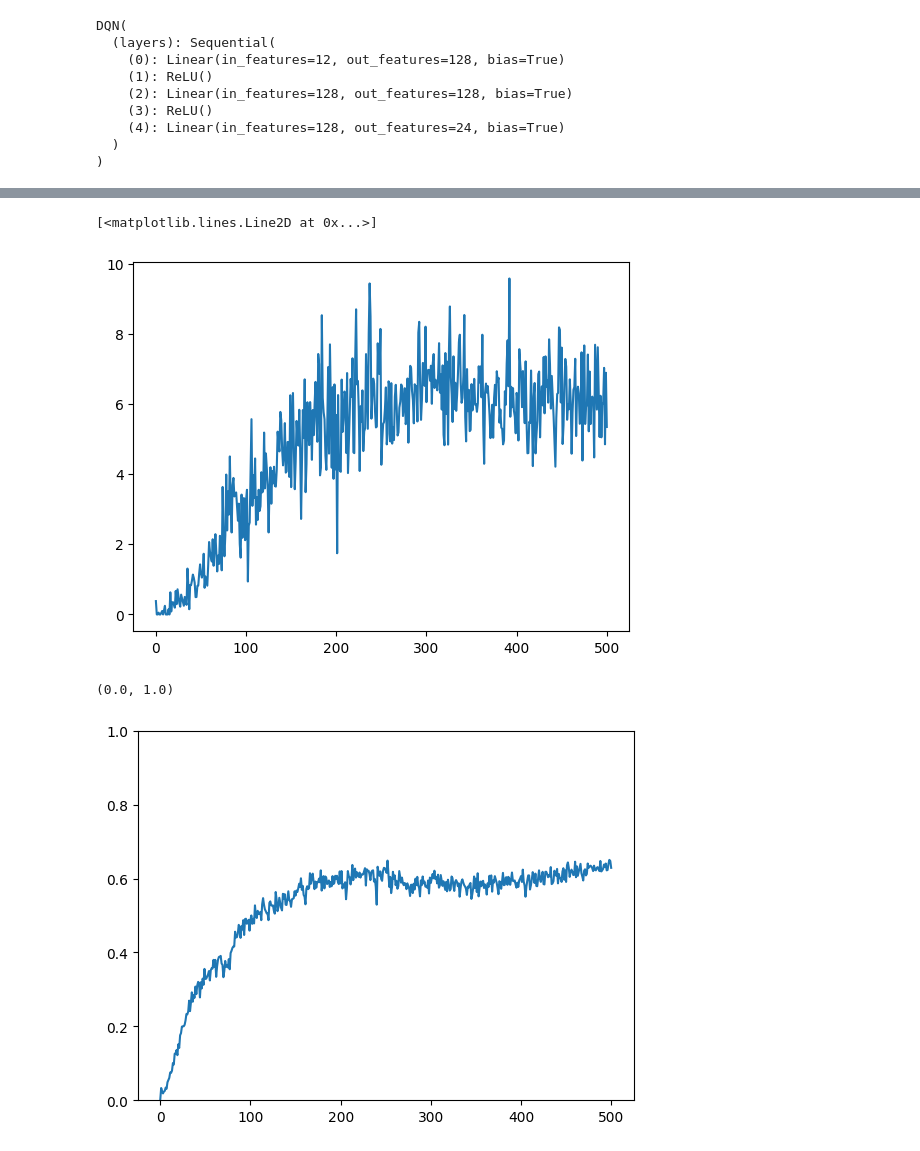
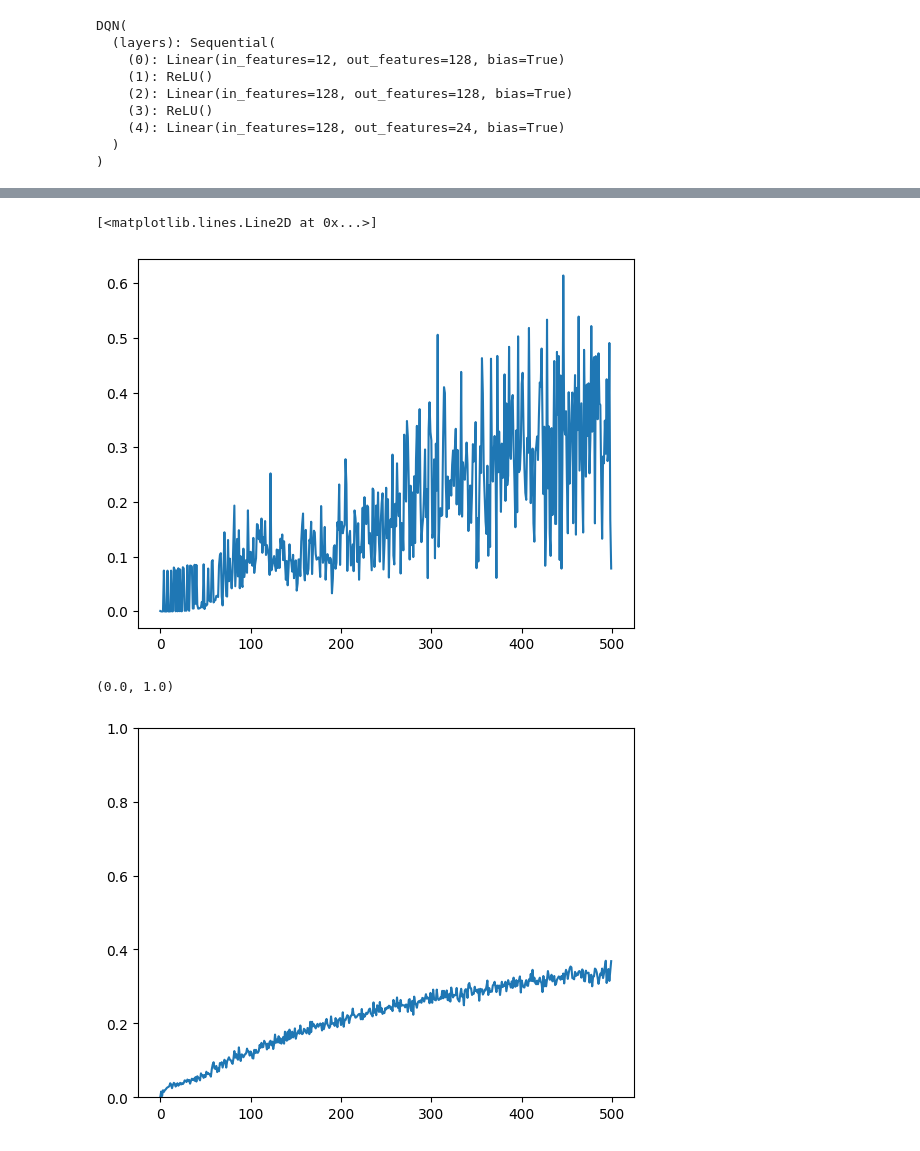
Before and after one commit to LeonY117/polytope-permutation, a Jupyter notebook: agent.ipynb, the cells around one changed output, grey strips where cells are left out. Cells and saved outputs as stored; diff of their text form; code cells hidden in the pictures.

Commit message:
retrain with more data and violin plot

```diff
--- a/agent.ipynb
+++ b/agent.ipynb
@@ -132,16 +136,17 @@ class Agent:
         self.target_network.load_state_dict(target_sd)
 # %%
 env_config = {
-    "puzzle_name": "cube_2x2x2",
-    "num_envs": 256,
+    "puzzle_name": "cube_3x3x3",
+    "num_envs": 128,
     "max_steps": 20,
     "reset_config": {
         "sampler": "uniform",
-        "shuffle_range": [1, 5],
+        "shuffle_range": [1, 8],
+        "extra_generation": 4,
     },
     "reward_config": {
         "success": 10,
-        "time": -1,
+        "time": -0.1,
     },
     "state_repr": "color",
 }
@@ -157,10 +162,11 @@ agent_config = {
     "epsilon_schedule": "exp",
     "epsilon_start": 0.9,
     "epsilon_end": 0.05,
-    "epsilon_decay": 500,
+    "epsilon_decay": 2500,
     "tau": 0.005,
-    "lr": 1e-4,
+    "lr": 1e-,
+    "weight_decay": 1e-5,
     "optimizer": "adam",
-    "network_units": [128, 128, 128],
+    "network_units": [128, 256, 128],
 }
 # %% [output]
@@ -176,6 +182,9 @@ history = {
     "avg_success": [],
     "loss": [],
     "success_per_n": {
+        n: [] for n in range(*env_config["reset_config"]["shuffle_range"])
+    },
+    "success_length_per_n": {
         n: [] for n in range(*env_config["reset_config"]["shuffle_range"])
     },
 }
@@ -199,8 +208,13 @@ def train(env, agent, episodes, history):
         history["reward"].append(
             env.get_cumulative_reward().sum().item() / env.num_envs
         )
-        success_per_n, average_success = env.get_completion_rate()
+        (
+            success_rate_per_n,
+            success_length_per_n,
+            average_success,
+        ) = env.get_completion_rate()
         history["avg_success"].append(average_success)
-        for n, rate in success_per_n.items():
-            history["success_per_n"][n].append(rate)
+        for n in success_rate_per_n.keys():
+            history["success_per_n"][n].append(success_rate_per_n[n])
+            history["success_length_per_n"][n].append(success_length_per_n[n])
 # %% [output]
@@ -215,16 +229,16 @@ print(history['avg_success'][-1])
 # %%
 density = 500
-gap = len(history['loss'])//density
-plt.plot(history['loss'][::gap])
+gap = math.ceil(len(history["loss"]) / density)
+plt.plot(history["loss"][::gap])
 # %% [output]
 [<matplotlib.lines.Line2D at 0x...>]
-[figure, old version]
+[figure, new version]
 # %%
 plt.plot(history["avg_success"][::gap])
 plt.ylim(0, 1)
 # %% [output]
 (0.0, 1.0)
-[figure, old version]
+[figure, new version]
 # %%
 plt.plot(history["reward"][::gap])
 # %% [output]
```
Also changed, not shown: parts of 9 cells of this notebook, 1 other file.
